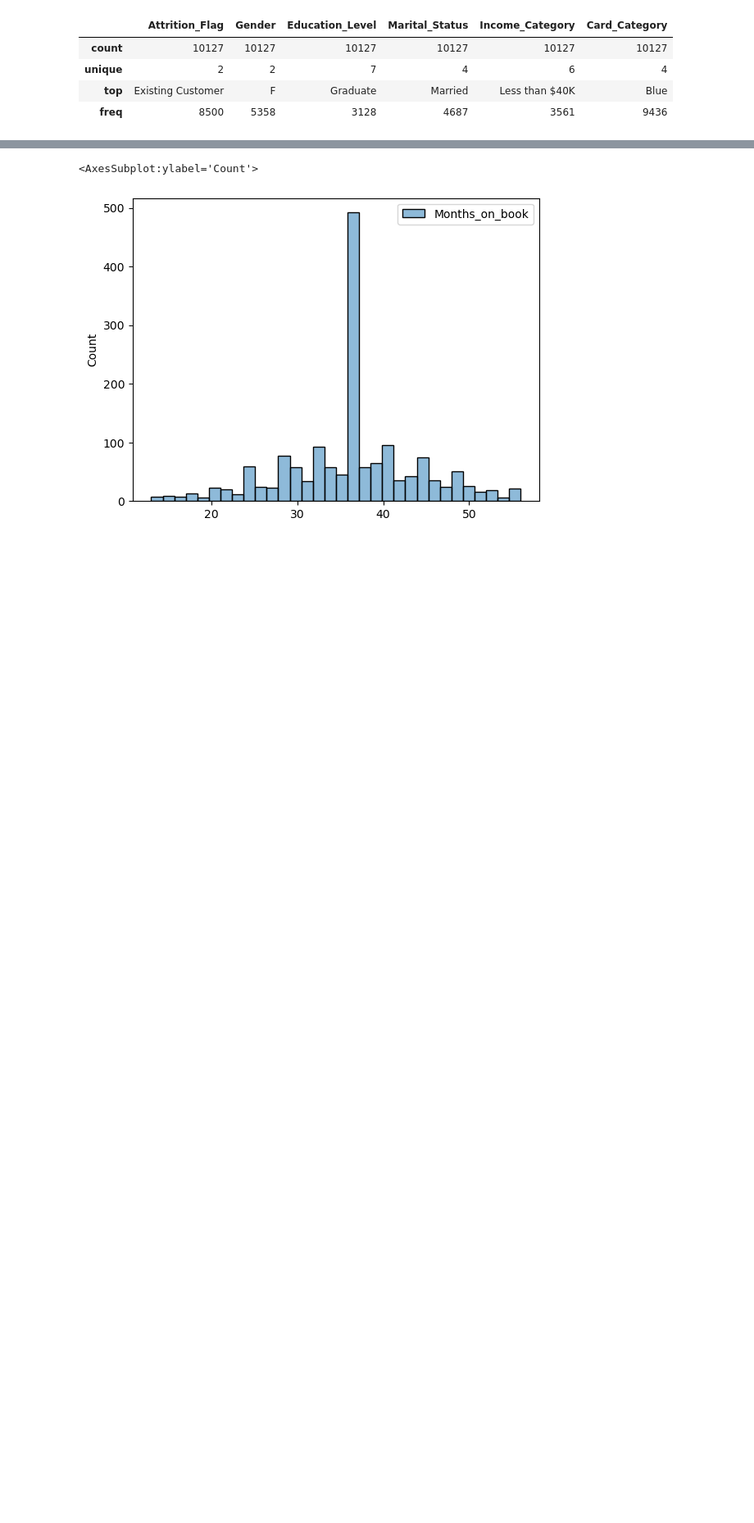
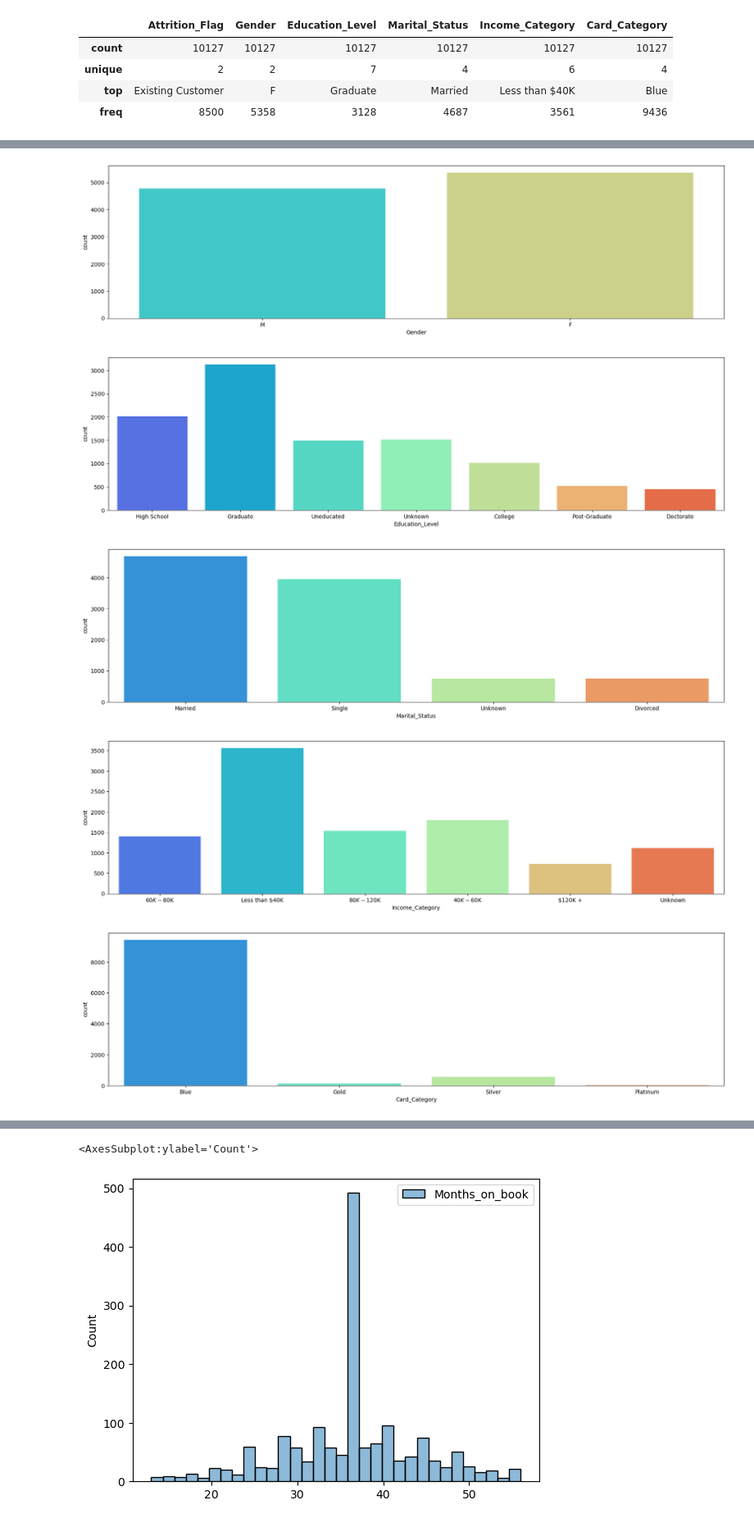
Before and after one commit to gil612/ML_Bank_Churners, a Jupyter notebook: Bank_Churners.ipynb, the cells around one changed output, grey strips where cells are left out. Shown at 82% size. Cells and saved outputs as stored; diff of their text form; code cells hidden in the pictures; blank space fills up the shorter version.

```diff
--- a/Bank_Churners.ipynb
+++ b/Bank_Churners.ipynb
@@ -78,7 +80,13 @@ categorical
  'Income_Category',
  'Card_Category']
 # %%
-# for cat in categorical:
-#     plt.figure(figsize=(20,5))
-#     ax = sns.countplot(df[cat], palette = 'rainbow')
-#     plt.show()
+for cat in categorical:
+    plt.figure(figsize=(20,5))
+    ax = sns.countplot(df[cat], palette = 'rainbow')
+    plt.show()
+# %% [output]
+[figure, added]
+[figure, added]
+[figure, added]
+[figure, added]
+[figure, added]
```
Also changed, not shown: parts of 22 cells of this notebook.
